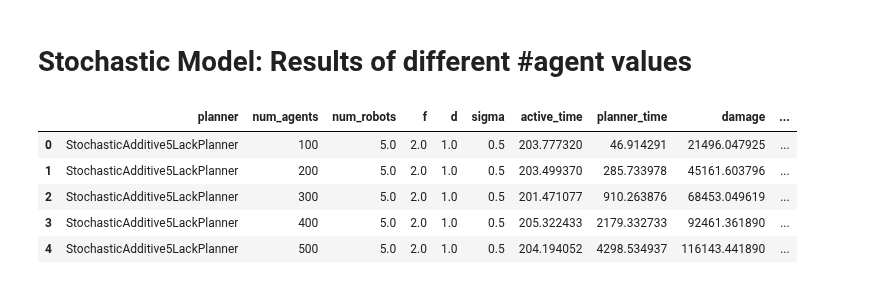
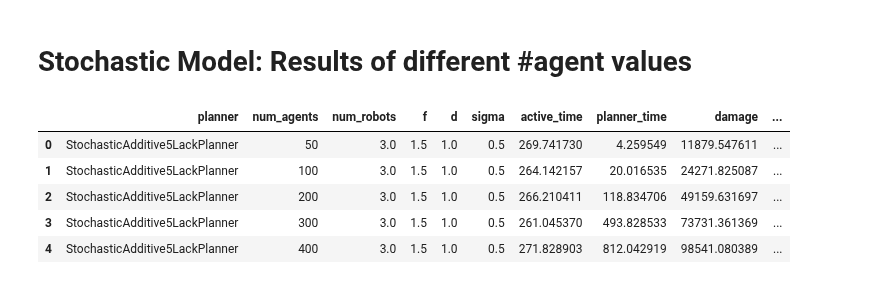
Before and after one commit to Elilgo324/dsd, a Jupyter notebook: experiments/stochastic/agents.ipynb, the cells around one changed output. Drawn from its saved outputs; the diff is of its cells as text; code cells hidden in the pictures.

```diff
--- a/experiments/stochastic/agents.ipynb
+++ b/experiments/stochastic/agents.ipynb
@@ -6,14 +6,14 @@ import matplotlib.pyplot as plt
 # %%
 results = pd.read_csv('./agents_results.csv')
 results = results.drop_duplicates(subset='damage')
-results = results[results.num_robots == 5]
-results = results.groupby(['planner','num_agents'], as_index=False).mean()
+results = results[results.num_robots == 3]
+results = results.groupby(['planner', 'num_agents'], as_index=False).mean()
 results.head()
 # %% [output]
 |  | planner | num_agents | num_robots | f | d | sigma | active_time | planner_time | damage | ... |
-| 0 | StochasticAdditive5LackPlanner | 100 | 5.0 | 2.0 | 1.0 | 0.5 | 203.777320 | 46.914291 | 21496.047925 | ... |
-| 1 | StochasticAdditive5LackPlanner | 200 | 5.0 | 2.0 | 1.0 | 0.5 | 203.499370 | 285.733978 | 45161.603796 | ... |
-| 2 | StochasticAdditive5LackPlanner | 300 | 5.0 | 2.0 | 1.0 | 0.5 | 201.471077 | 910.263876 | 68453.049619 | ... |
-| 3 | StochasticAdditive5LackPlanner | 400 | 5.0 | 2.0 | 1.0 | 0.5 | 205.322433 | 2179.332733 | 92461.361890 | ... |
-| 4 | StochasticAdditive5LackPlanner | 500 | 5.0 | 2.0 | 1.0 | 0.5 | 204.194052 | 4298.534937 | 116143.441890 | ... |
+| 0 | StochasticAdditive5LackPlanner | 50 | 3.0 | 1.5 | 1.0 | 0.5 | 269.741730 | 4.259549 | 11879.547611 | ... |
+| 1 | StochasticAdditive5LackPlanner | 100 | 3.0 | 1.5 | 1.0 | 0.5 | 264.142157 | 20.016535 | 24271.825087 | ... |
+| 2 | StochasticAdditive5LackPlanner | 200 | 3.0 | 1.5 | 1.0 | 0.5 | 266.210411 | 118.834706 | 49159.631697 | ... |
+| 3 | StochasticAdditive5LackPlanner | 300 | 3.0 | 1.5 | 1.0 | 0.5 | 261.045370 | 493.828533 | 73731.361369 | ... |
+| 4 | StochasticAdditive5LackPlanner | 400 | 3.0 | 1.5 | 1.0 | 0.5 | 271.828903 | 812.042919 | 98541.080389 | ... |
 # %%
```
Also changed, not shown: parts of 2 cells of this notebook, 4 other files.
